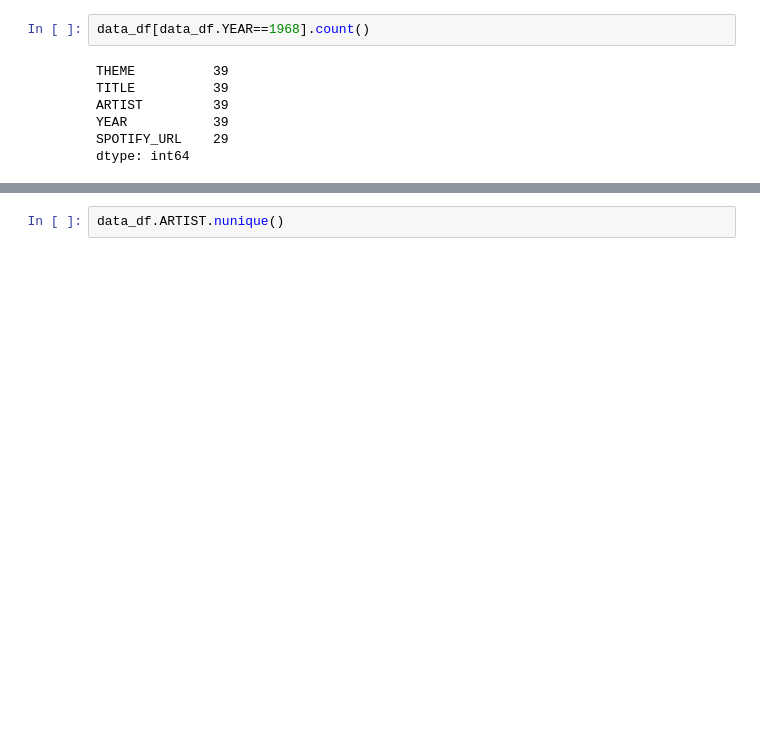
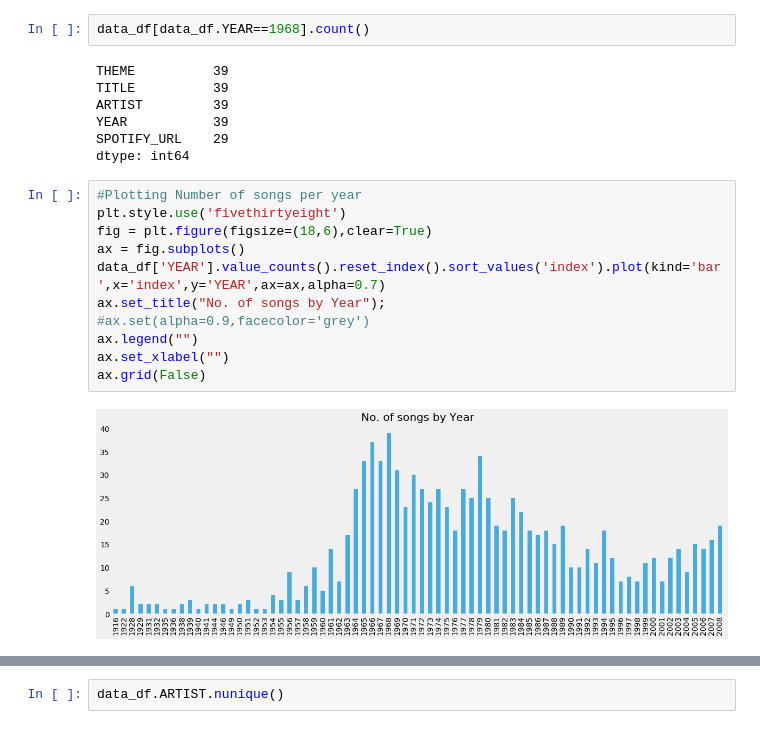
Before and after one commit to vishnuyar/songstolisten, a Jupyter notebook: songstolisten.ipynb, the cells around one changed output, grey strips where cells are left out. Saved outputs shown, nothing was run; the diff lists cells and outputs as text; blank space fills up the shorter version.

```diff
--- a/songstolisten.ipynb
+++ b/songstolisten.ipynb
@@ -77,4 +77,17 @@ ARTIST         39
 YEAR           39
 SPOTIFY_URL    29
 dtype: int64
+# %%
+#Plotting Number of songs per year
+plt.style.use('fivethirtyeight')
+fig = plt.figure(figsize=(18,6),clear=True)
+ax = fig.subplots()
+data_df['YEAR'].value_counts().reset_index().sort_values('index').plot(kind='bar',x='index',y='YEAR',ax=ax,alpha=0.7)
+ax.set_title("No. of songs by Year");
+#ax.set(alpha=0.9,facecolor='grey')
+ax.legend("")
+ax.set_xlabel("")
+ax.grid(False)
+# %% [output]
+[figure, added]
 # %%
```
Also changed, not shown: parts of 4 cells of this notebook.
